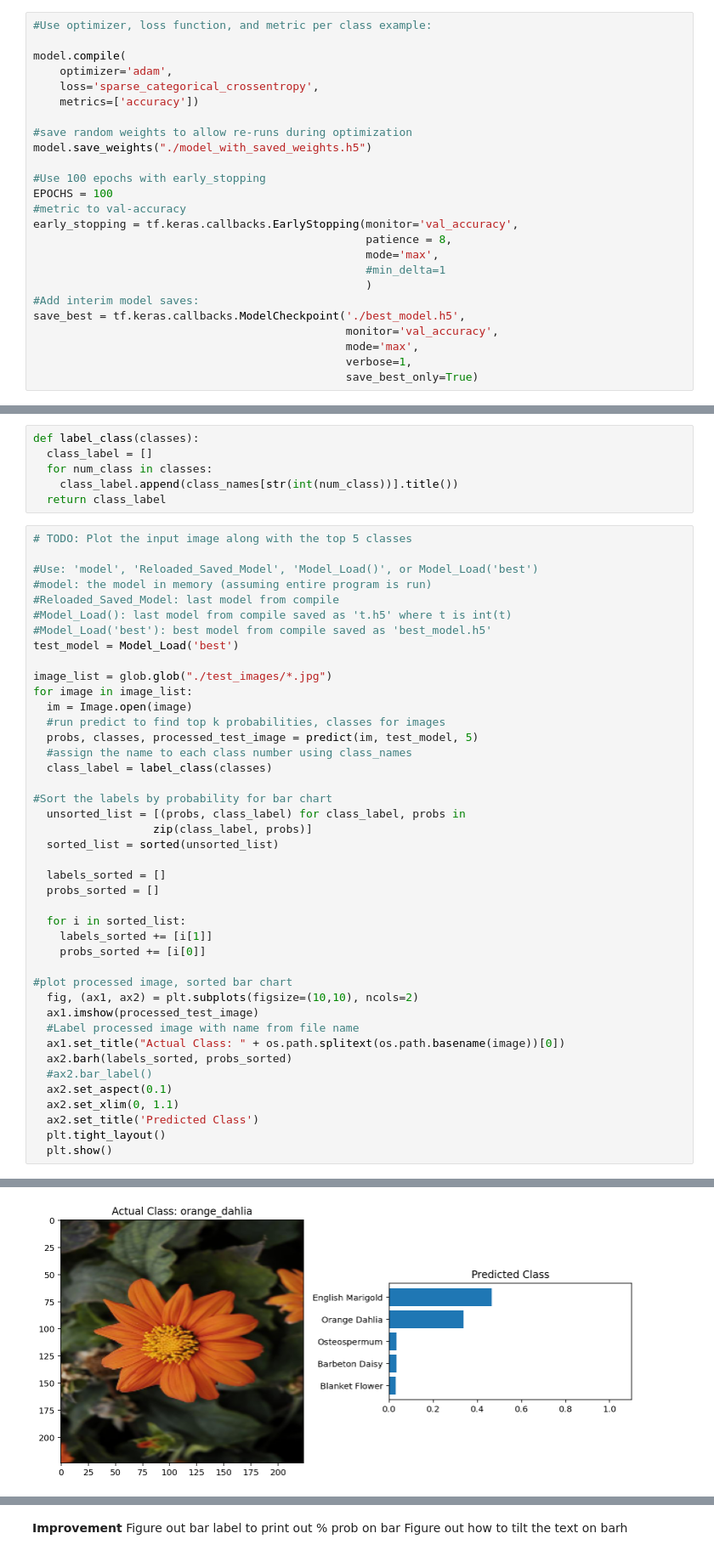
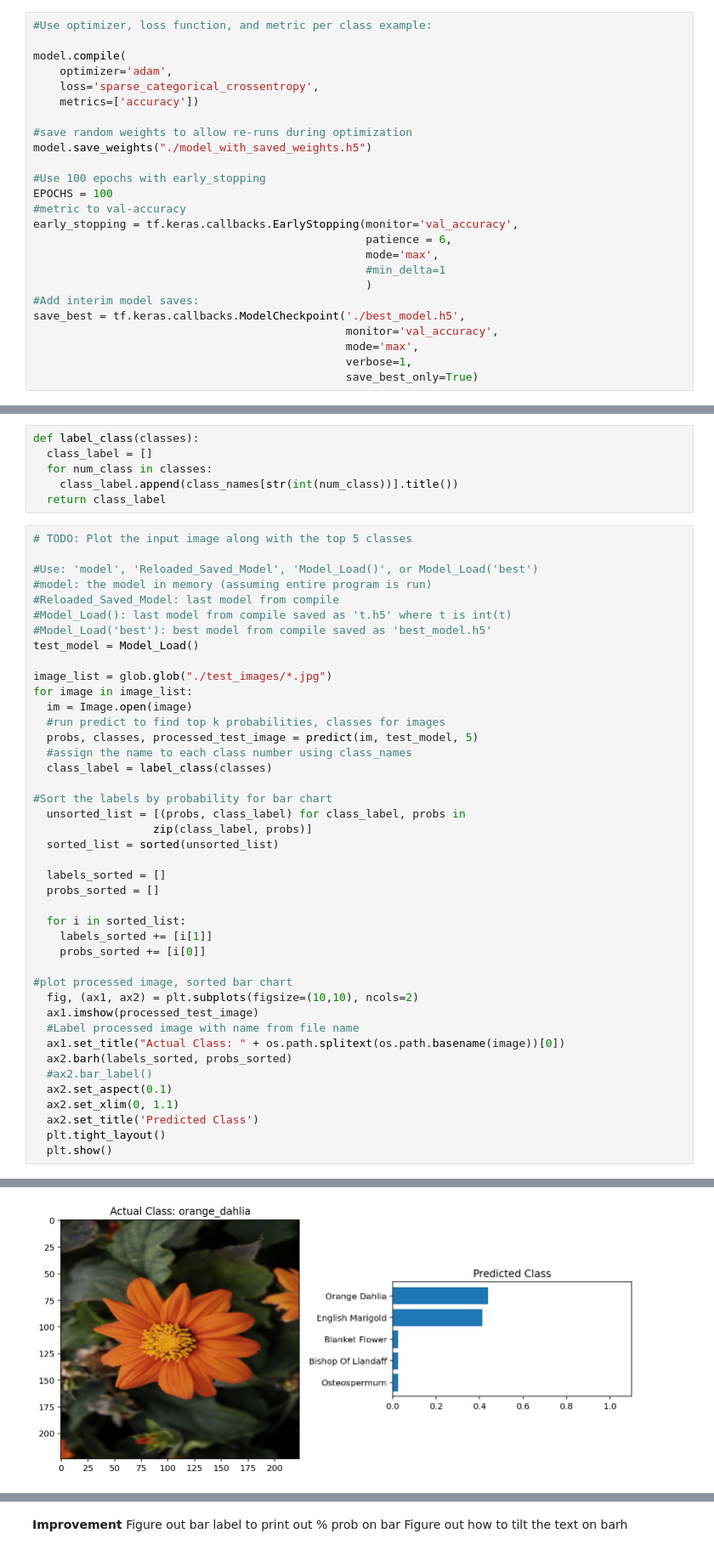
Before and after one commit to Earth1270/intro-to-ml-tensorflow, a Jupyter notebook: Copy of Project - Image Classifier Project.ipynb, the cells around one changed output, grey strips where cells are left out. Shown at 85% size. Cells and saved outputs as stored; diff of their text form.

```diff
--- a/Copy of Project - Image Classifier Project.ipynb
+++ b/Copy of Project - Image Classifier Project.ipynb
@@ -257,7 +267,7 @@ model.save_weights("./model_with_saved_weights.h5")
 EPOCHS = 100
 #metric to val-accuracy
 early_stopping = tf.keras.callbacks.EarlyStopping(monitor='val_accuracy',
-                                                  patience = 8,
+                                                  patience = 6,
                                                   mode='max',
                                                   #min_delta=1
                                                   )
@@ -565,7 +591,7 @@ def label_class(classes):
 #Reloaded_Saved_Model: last model from compile
 #Model_Load(): last model from compile saved as 't.h5' where t is int(t)
 #Model_Load('best'): best model from compile saved as 'best_model.h5'
-test_model = Model_Load('best')
+test_model = Model_Load()
 
 image_list = glob.glob("./test_images/*.jpg")
 for image in image_list:
@@ -605 +631 @@ for image in image_list:
-[figure, old version]
+[figure, new version]
```
Also changed, not shown: parts of 14 cells of this notebook.
